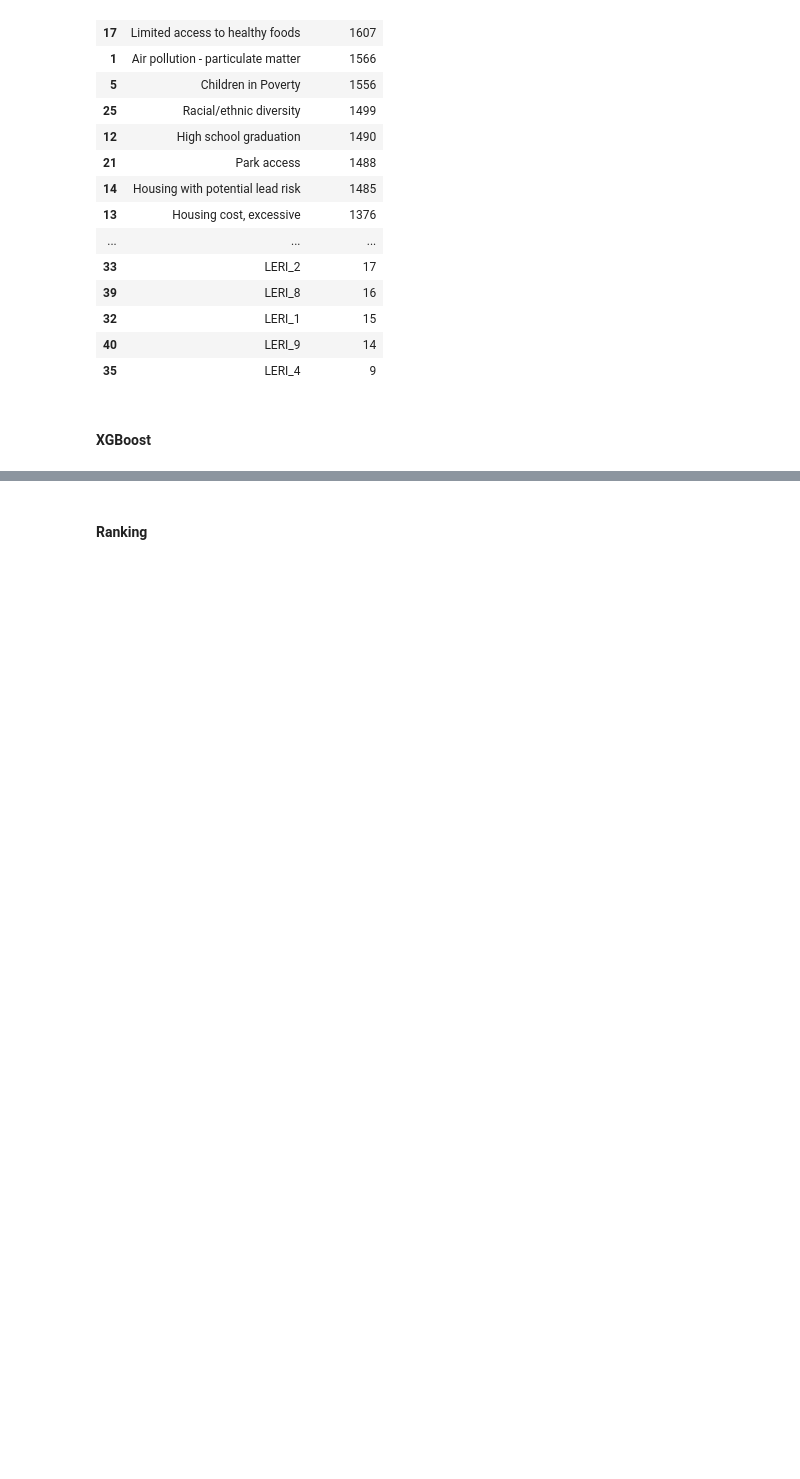
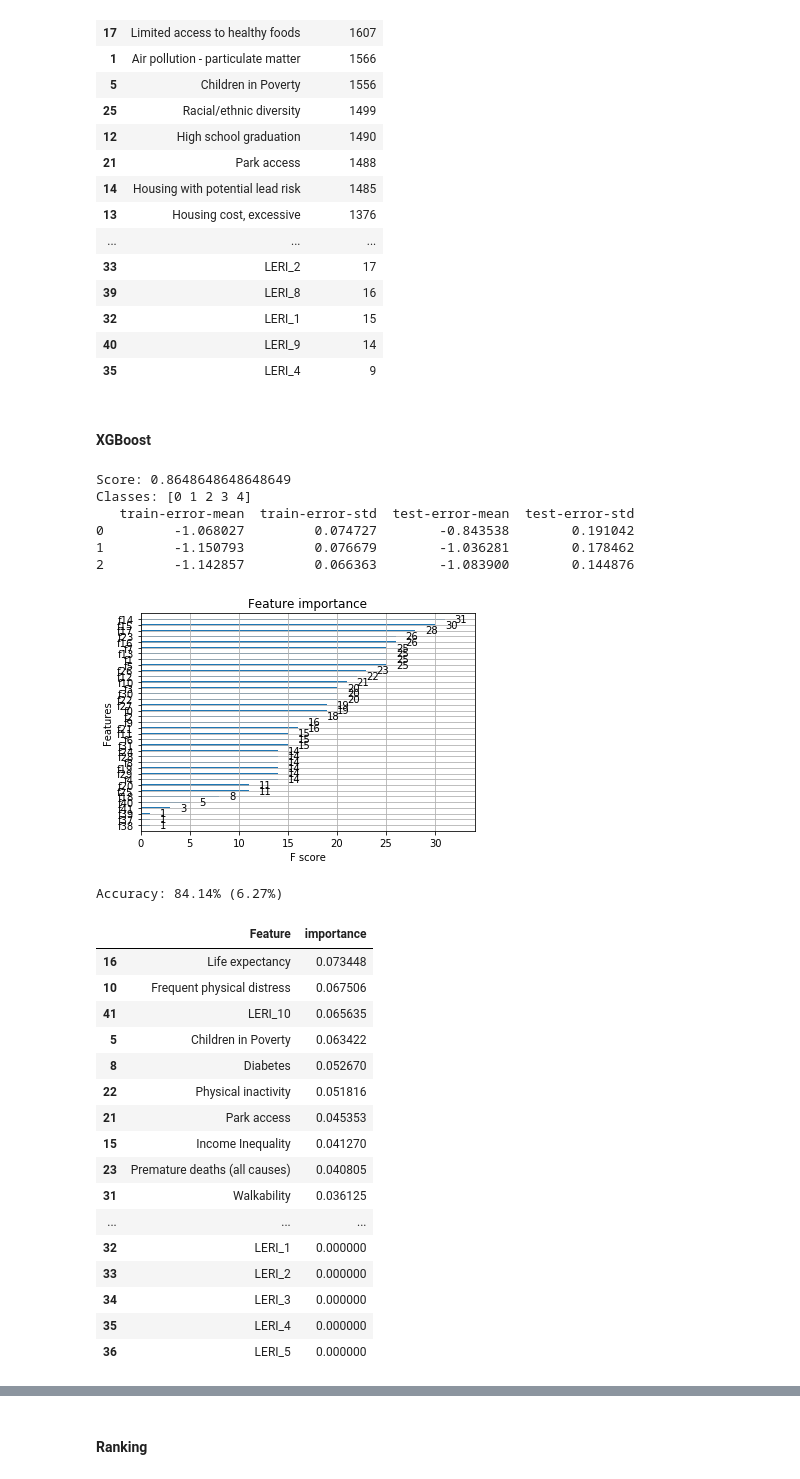
Before and after one commit to lilfetz22/Health_Scores_CAP2, a Jupyter notebook: scripts/Health_Scores_ML.ipynb, the cells around one changed output, grey strips where cells are left out. Drawn from its saved outputs; the diff is of its cells as text; code cells hidden in the pictures; blank space fills up the shorter version.

Commit message:
xgboost included, evaluation metric added for LightGBM Classifier

```diff
--- a/scripts/Health_Scores_ML.ipynb
+++ b/scripts/Health_Scores_ML.ipynb
@@ -572,3 +593,65 @@ Classes: [ 0  1  2  3  4  5  6  7  8  9 10 11 12 13 14 15 16 17 18 19 20 21 22 2
 | 35 | LERI_4 | 9 |
 # %% [markdown]
 #### XGBoost
+# %%
+def xgm_fx(data, data_cluster):
+  data_dmatrix = xgb.DMatrix(data=data,label=data_cluster)
+  X_tr, X_test, y_tr,y_test = train_test_split(data.values, data_cluster.values,
+                                                      random_state=5)
+  features = list(data.columns)
+  xgm = xgb.XGBClassifier(objective ='binary:logistic', colsample_bytree = 0.3, learning_rate = 0.1,
+                max_depth = 5, alpha = 10, n_estimators = 10)
+
+  mod_base_fit = xgm.fit(X_tr, y_tr)
+  mod_base_pred = mod_base_fit.predict(X_test)
+  score = accuracy_score(y_test, mod_base_pred)
+  print("Score: {}".format(score))
+  print("Classes: {}".format(mod_base_fit.classes_))
+
+  params = {'binary':'logistic','colsample_bytree': 0.3,'learning_rate': 0.1,
+                'max_depth': 5, 'alpha': 10}
+
+  cv_results = xgb.cv(dtrain=data_dmatrix, params=params, nfold=3,
+                    num_boost_round=50,early_stopping_rounds=10,metrics="error", as_pandas=True, seed=42)
+  print(cv_results)
+
+  xgb.plot_importance(mod_base_fit)
+  plt.rcParams['figure.figsize'] = [5, 5]
+  plt.show()
+
+  kfold = StratifiedKFold(n_splits=5, random_state=7)
+  results = cross_val_score(xgm, data.values, data_cluster.values, cv=kfold)
+  print("Accuracy: %.2f%% (%.2f%%)" % (results.mean()*100, results.std()*100))
+
+  feature_importance = list(zip(features, mod_base_fit.feature_importances_))
+  fi_df = pd.DataFrame(feature_importance, columns=['Feature','importance'])
+  fi_df = fi_df.sort_values('importance', ascending=False)
+  return fi_df
+# %%
+xgm_fx(city_data_scaled, frame['cluster'])
+# %% [output]
+Score: 0.8648648648648649
+Classes: [0 1 2 3 4]
+   train-error-mean  train-error-std  test-error-mean  test-error-std
+0         -1.068027         0.074727        -0.843538        0.191042
+1         -1.150793         0.076679        -1.036281        0.178462
+2         -1.142857         0.066363        -1.083900        0.144876
+[figure, added]
+Accuracy: 84.14% (6.27%)
+|  | Feature | importance |
+| 16 | Life expectancy | 0.073448 |
+| 10 | Frequent physical distress | 0.067506 |
+| 41 | LERI_10 | 0.065635 |
+| 5 | Children in Poverty | 0.063422 |
+| 8 | Diabetes | 0.052670 |
+| 22 | Physical inactivity | 0.051816 |
+| 21 | Park access | 0.045353 |
+| 15 | Income Inequality | 0.041270 |
+| 23 | Premature deaths (all causes) | 0.040805 |
+| 31 | Walkability | 0.036125 |
+| ... | ... | ... |
+| 32 | LERI_1 | 0.000000 |
+| 33 | LERI_2 | 0.000000 |
+| 34 | LERI_3 | 0.000000 |
+| 35 | LERI_4 | 0.000000 |
+| 36 | LERI_5 | 0.000000 |
```
Also changed, not shown: parts of 15 cells of this notebook.
